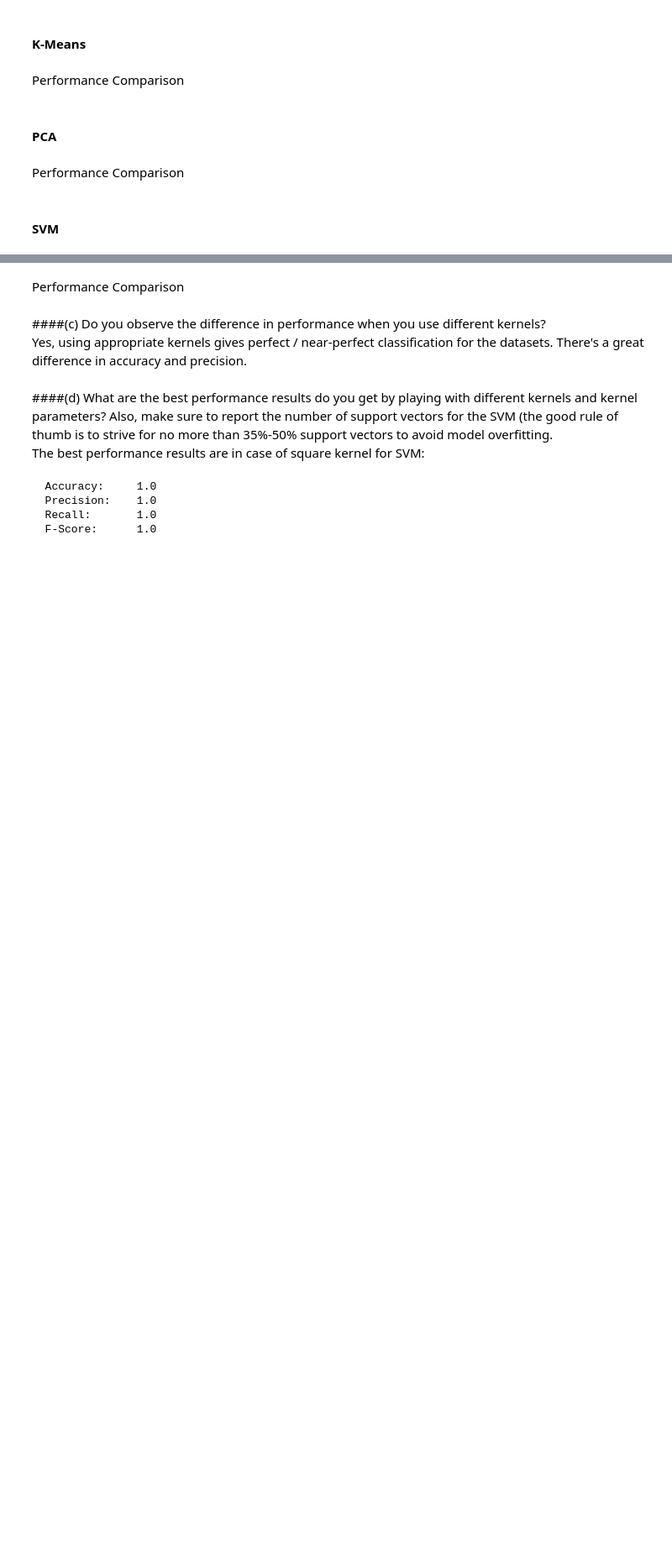
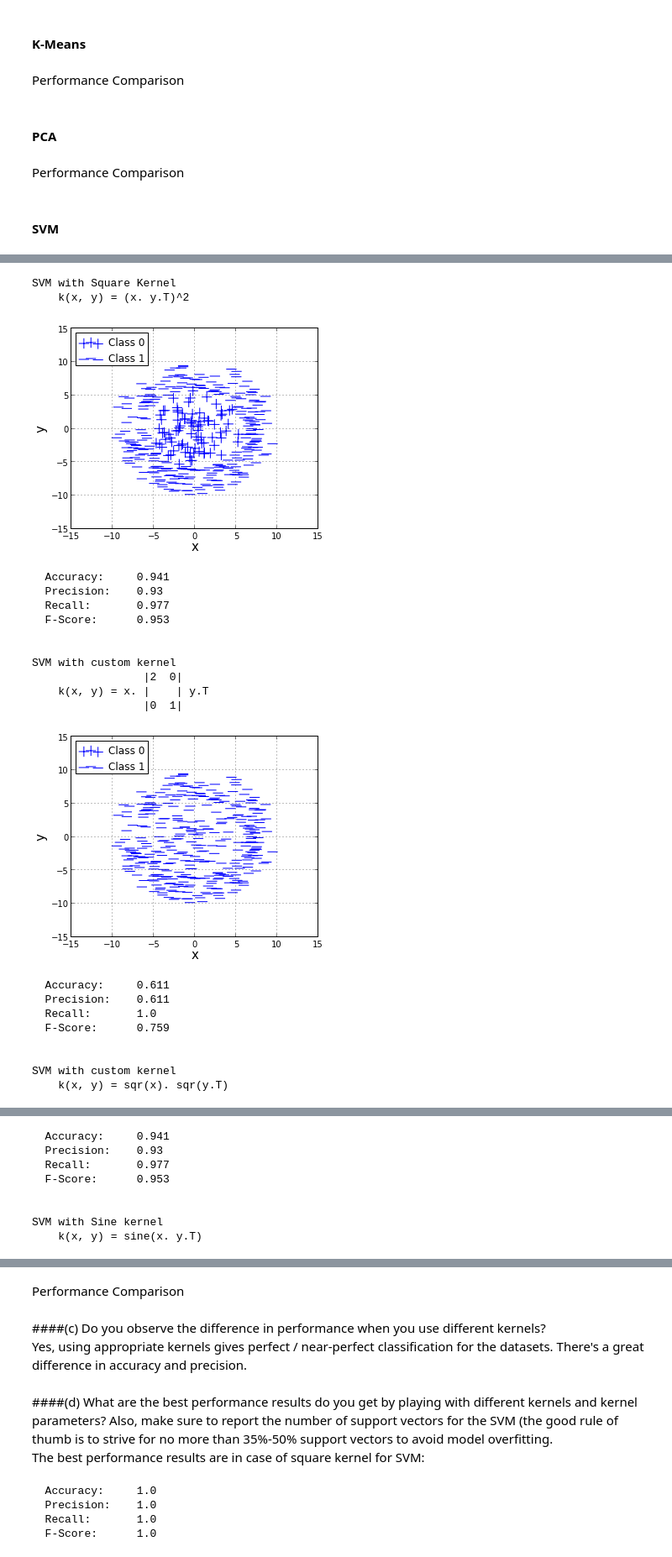
Before and after one commit to sagarjauhari/graph_mining, a Jupyter notebook: Graph Data Mining - L3.ipynb, the cells around one changed output, grey strips where cells are left out. Shown at 84% size. Drawn from its saved outputs; the diff is of its cells as text; code cells hidden in the pictures; blank space fills up the shorter version.

```diff
--- a/Graph Data Mining - L3.ipynb
+++ b/Graph Data Mining - L3.ipynb
@@ -239,7 +239,16 @@ Write a script that uses the kernalized version of each of the data mining metho
 #         return np.dot(x, y.T)
 
 def square_kernel(x, y):
+    """
+    k(x, y) = (x. y.T)^2
+    """
     return np.square(np.dot(x, y.T))
+
+def sine_kernel(x, y):
+    """
+    k(x, y) = sine(x. y.T)
+    """
+    return np.sin(np.dot(x, y.T))
 
 def custom_kernel_1(x, y):
     """
@@ -292,0 +279,28 @@ Performing SVC on the bad_svm dataset
+# %%
+idx_svm_square = do_svc(square_kernel, "SVM with Square Kernel" + square_kernel.__doc__)
+idx_svm_custom1 = do_svc(custom_kernel_1, "SVM with custom kernel" + custom_kernel_1.__doc__)
+idx_svm_custom2 = do_svc(custom_kernel_2, "SVM with custom kernel" + custom_kernel_2.__doc__)
+idx_svm_custom2 = do_svc(sine_kernel, "SVM with Sine kernel" + sine_kernel.__doc__)
+# %% [output]
+SVM with Square Kernel
+    k(x, y) = (x. y.T)^2
+[figure, added]
+  Accuracy:     0.941
+  Precision:    0.93
+  Recall:       0.977
+  F-Score:      0.953
+
+
+SVM with custom kernel
+                 |2  0|
+    k(x, y) = x. |    | y.T
+                 |0  1|
+[figure, added]
+  Accuracy:     0.611
+  Precision:    0.611
+  Recall:       1.0
+  F-Score:      0.759
+
+
+SVM with custom kernel
+    k(x, y) = sqr(x). sqr(y.T)
@@ -292,0 +308,8 @@ Performing SVC on the bad_svm dataset
+  Accuracy:     0.941
+  Precision:    0.93
+  Recall:       0.977
+  F-Score:      0.953
+
+
+SVM with Sine kernel
+    k(x, y) = sine(x. y.T)
```
Also changed, not shown: parts of 7 cells of this notebook.
